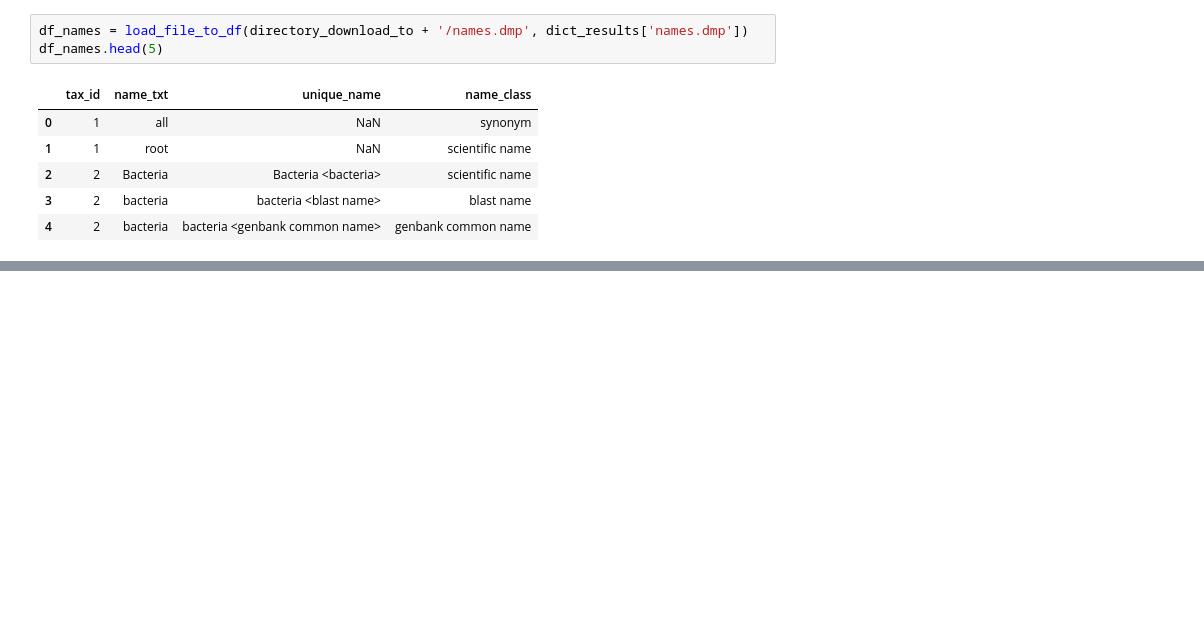
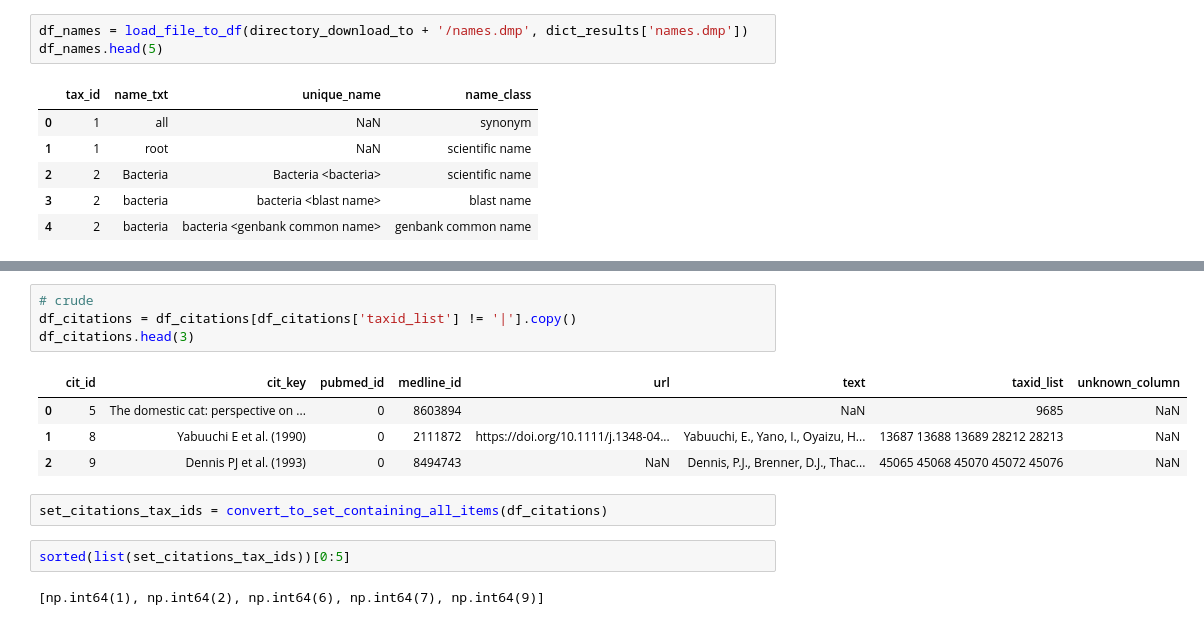
Before and after one commit to electric-death-kittens/biological-graph-database, a Jupyter notebook: biological_graph_database/taxonomy/taxonomy_1.ipynb, the cells around one changed output, grey strips where cells are left out. Drawn from its saved outputs; the diff is of its cells as text; blank space fills up the shorter version.

```diff
--- a/biological_graph_database/taxonomy/taxonomy_1.ipynb
+++ b/biological_graph_database/taxonomy/taxonomy_1.ipynb
@@ -220,2 +280,17 @@ ParserError: Error tokenizing data. C error: Expected 14 fields in line 30200, s
+# %%
+# crude
+df_citations = df_citations[df_citations['taxid_list'] != '|'].copy()
+df_citations.head(3)
+# %% [output]
+|  | cit_id | cit_key | pubmed_id | medline_id | url | text | taxid_list | unknown_column |
+| 0 | 5 | The domestic cat: perspective on ... | 0 | 8603894 |  | NaN | 9685 | NaN |
+| 1 | 8 | Yabuuchi E et al. (1990) | 0 | 2111872 | https://doi.org/10.1111/j.1348-04... | Yabuuchi, E., Yano, I., Oyaizu, H... | 13687 13688 13689 28212 28213 | NaN |
+| 2 | 9 | Dennis PJ et al. (1993) | 0 | 8494743 | NaN | Dennis, P.J., Brenner, D.J., Thac... | 45065 45068 45070 45072 45076 | NaN |
+# %%
+set_citations_tax_ids = convert_to_set_containing_all_items(df_citations)
+# %%
+sorted(list(set_citations_tax_ids))[0:5]
+# %% [output]
+[np.int64(1), np.int64(2), np.int64(6), np.int64(7), np.int64(9)]
 # %%
 set_parent_tax_ids.issubset(set_tax_ids)
```
Also changed, not shown: parts of 45 cells of this notebook.
